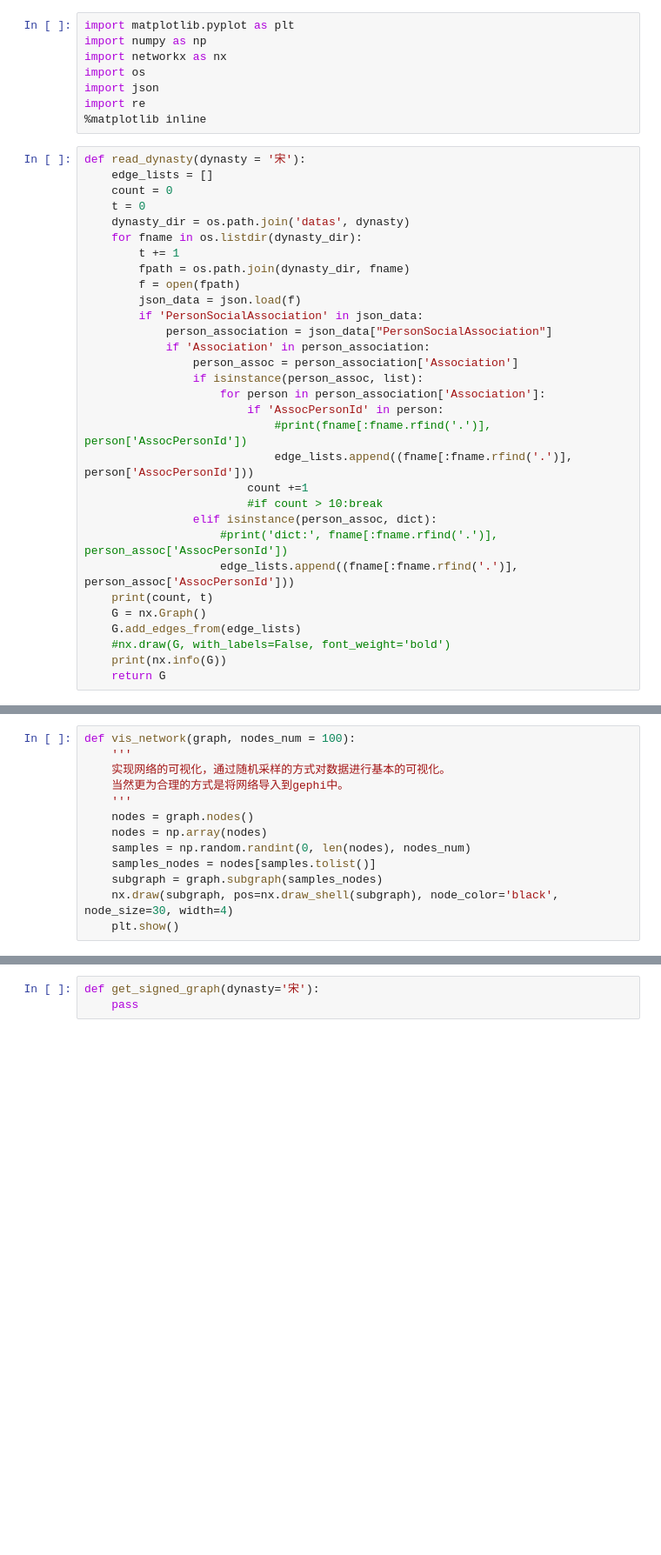
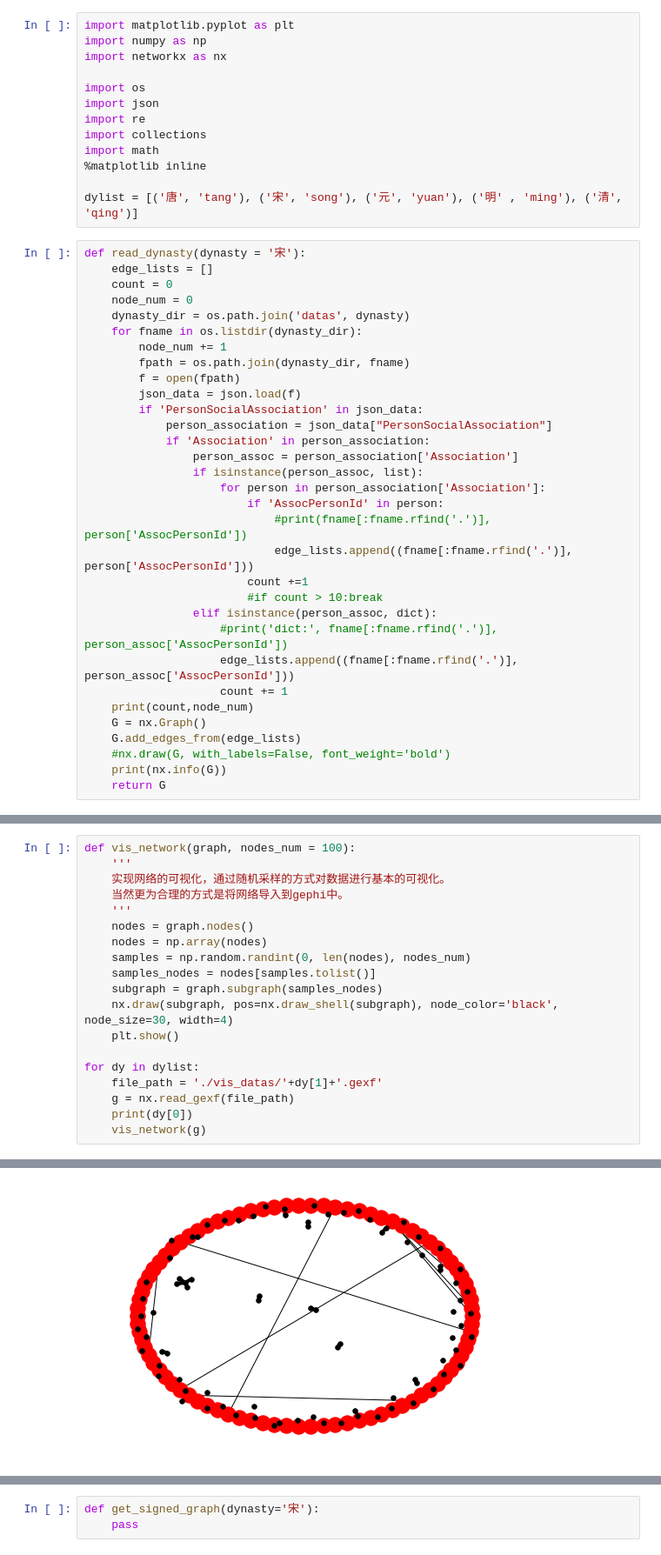
Before and after one commit to huangjunjie-cs/CLHPSoNet, a Jupyter notebook: plot.ipynb, the cells around one changed output, grey strips where cells are left out. Shown at 87% size. Drawn from its saved outputs; the diff is of its cells as text; blank space fills up the shorter version.

```diff
--- a/plot.ipynb
+++ b/plot.ipynb
@@ -2,18 +2,23 @@
 import matplotlib.pyplot as plt
 import numpy as np
 import networkx as nx
+
 import os
 import json
 import re
+import collections
+import math
 %matplotlib inline
+
+dylist = [('唐', 'tang'), ('宋', 'song'), ('元', 'yuan'), ('明' , 'ming'), ('清', 'qing')]
 # %%
 def read_dynasty(dynasty = '宋'):
     edge_lists = []
     count = 0
-    t = 0
+    node_num = 0
     dynasty_dir = os.path.join('datas', dynasty)
     for fname in os.listdir(dynasty_dir):
-        t += 1
+        node_num += 1
         fpath = os.path.join(dynasty_dir, fname)
         f = open(fpath)
         json_data = json.load(f)
@@ -31,7 +36,8 @@ def read_dynasty(dynasty = '宋'):
                 elif isinstance(person_assoc, dict):
                     #print('dict:', fname[:fname.rfind('.')], person_assoc['AssocPersonId'])
                     edge_lists.append((fname[:fname.rfind('.')], person_assoc['AssocPersonId']))
-    print(count, t)
+                    count += 1
+    print(count,node_num)
     G = nx.Graph()
     G.add_edges_from(edge_lists)
     #nx.draw(G, with_labels=False, font_weight='bold')
@@ -91,3 +85,10 @@ def vis_network(graph, nodes_num = 100):
     subgraph = graph.subgraph(samples_nodes)
     nx.draw(subgraph, pos=nx.draw_shell(subgraph), node_color='black', node_size=30, width=4)
     plt.show()
+
+for dy in dylist:
+    file_path = './vis_datas/'+dy[1]+'.gexf'
+    g = nx.read_gexf(file_path)
+    print(dy[0])
+    vis_network(g)
+# %% [output]
@@ -93,0 +96 @@ def vis_network(graph, nodes_num = 100):
+[figure, added]
```
Also changed, not shown: parts of 6 cells of this notebook, 9 other files.
